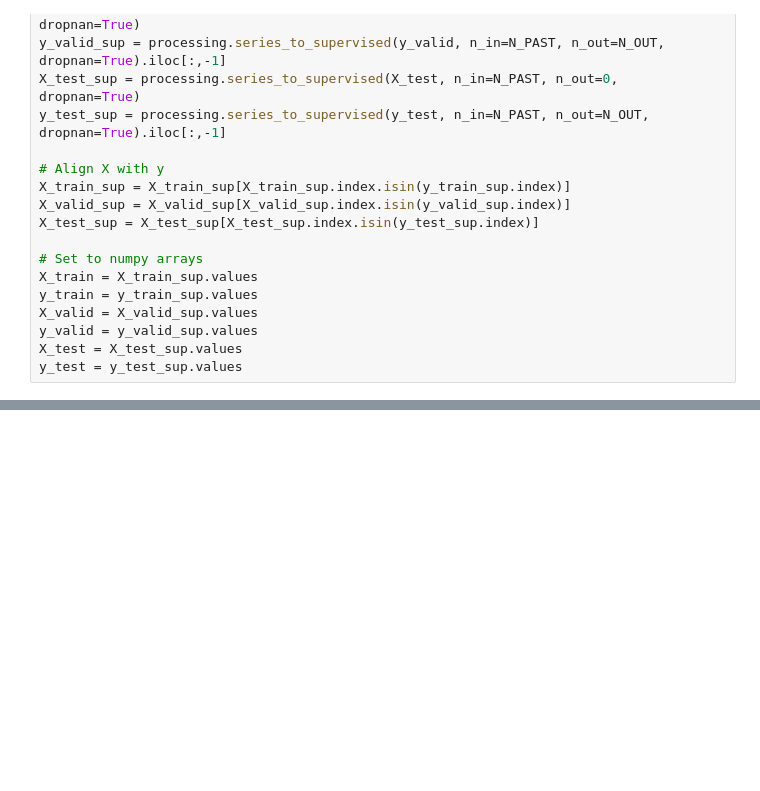
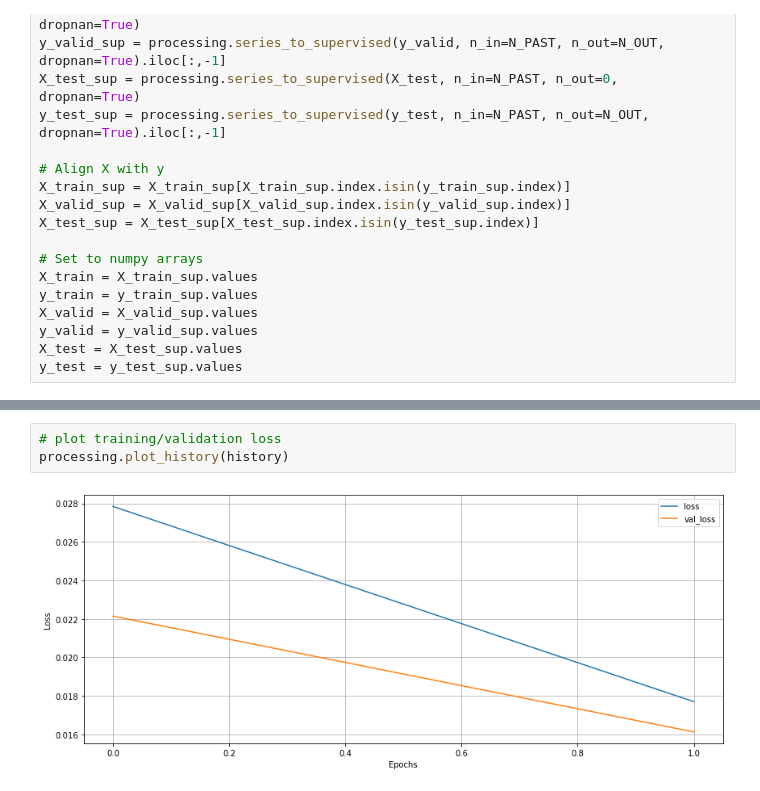
Before and after one commit to esvazas/wind_power_forecasting, a Jupyter notebook: notebooks/5_LSTM_forecasting.ipynb, the cells around one changed output, grey strips where cells are left out. Drawn from its saved outputs; the diff is of its cells as text; blank space fills up the shorter version.

```diff
--- a/notebooks/5_LSTM_forecasting.ipynb
+++ b/notebooks/5_LSTM_forecasting.ipynb
@@ -127,0 +151,5 @@ y_predict, y_true = make_predictions(lstm_model, X_valid, y_valid, scaler_output
+# %%
+# plot training/validation loss
+processing.plot_history(history)
+# %% [output]
+[figure, added]
```
Also changed, not shown: parts of 8 cells of this notebook.
